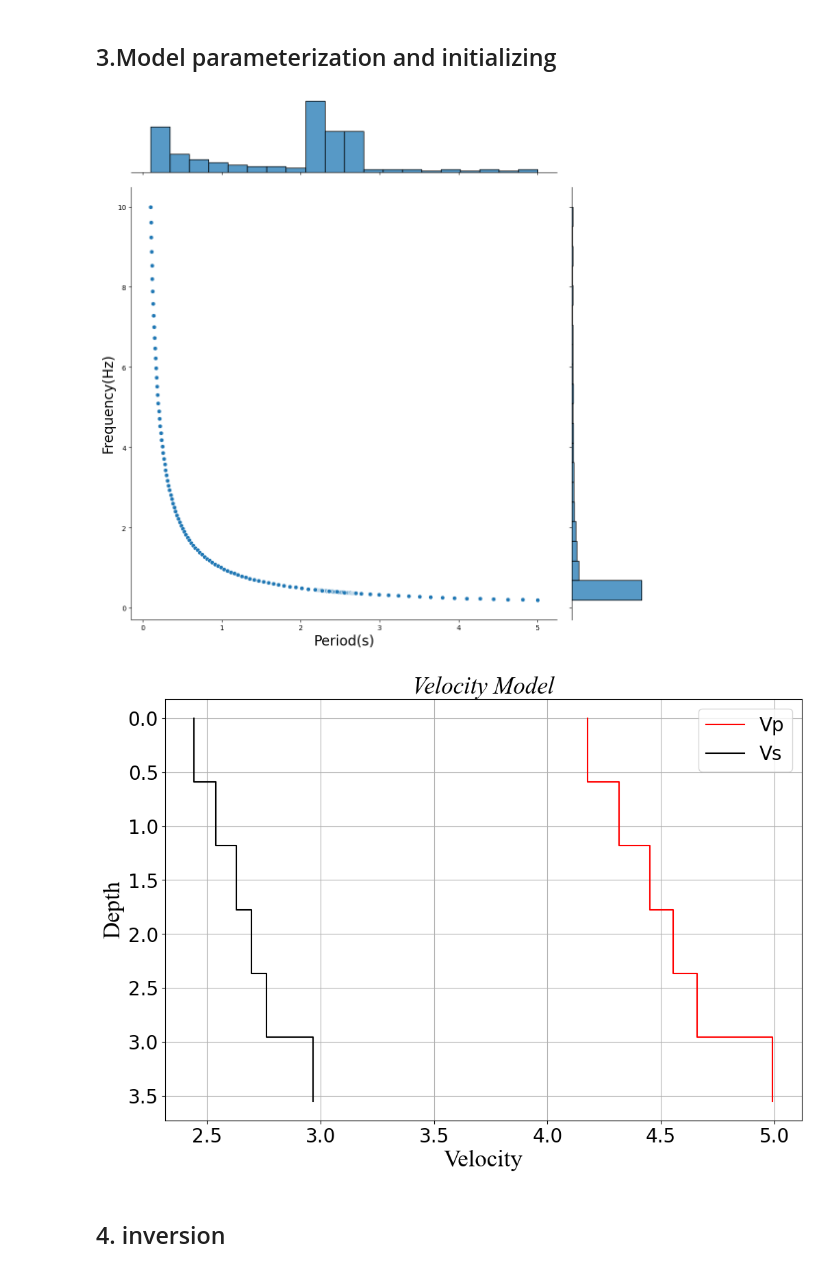
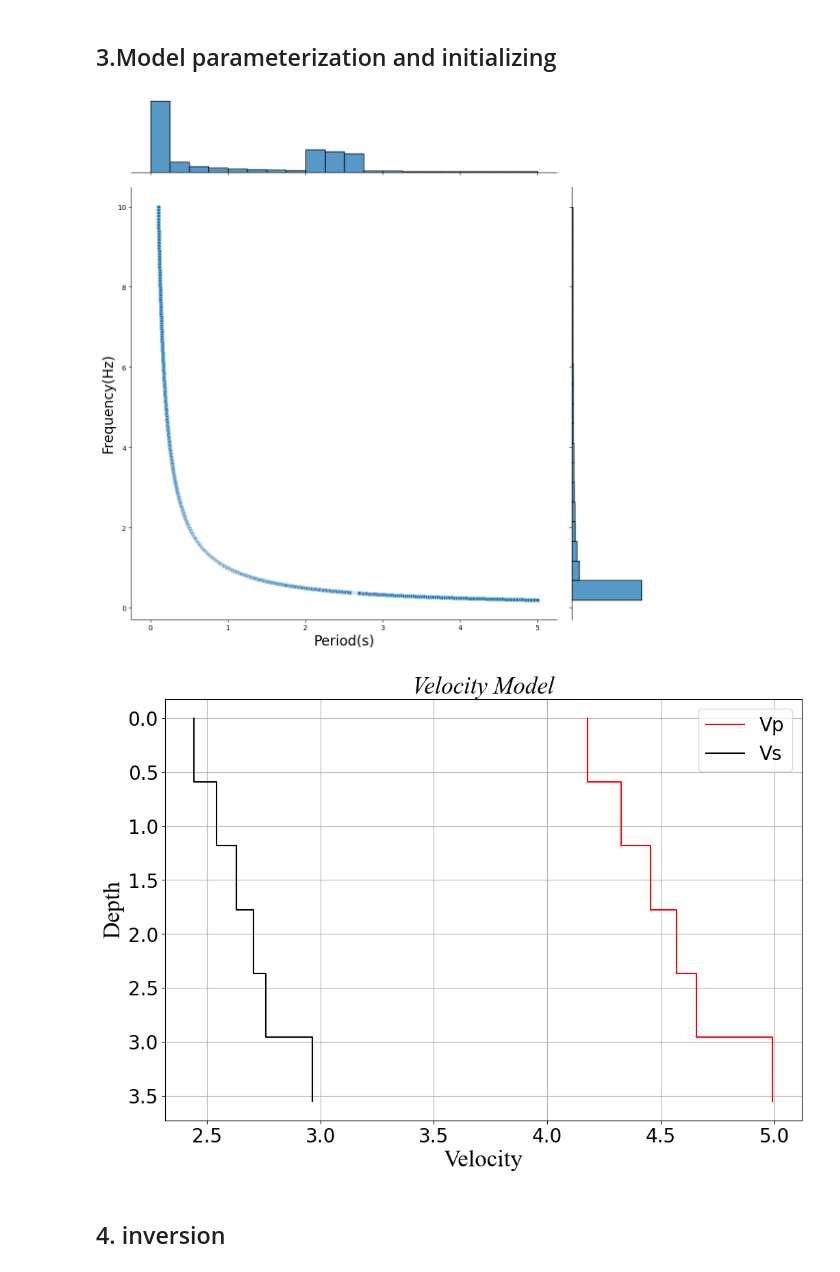
Before and after one commit to liufeng2317/ADsurf, a Jupyter notebook: examples/00_1_6-layer-increasing-model-inversion.ipynb, the cells around one changed output. Saved outputs shown, nothing was run; the diff lists cells and outputs as text; code cells hidden in the pictures.

```diff
--- a/examples/00_1_6-layer-increasing-model-inversion.ipynb
+++ b/examples/00_1_6-layer-increasing-model-inversion.ipynb
@@ -74,11 +74,11 @@ inversion_parameter = inv_param(
 # %% [markdown]
 ## 3.Model parameterization and initializing
 # %%
-pvs_obs = np.loadtxt(os.path.join(data_path,"input/disper_manual.txt"))
+pvs_obs = np.loadtxt(os.path.join(data_path,"input/disper.txt"))
 
 plot_dataDistribution(pvs_obs,save_path="",show=True)
 # %% [output]
-[figure, old version]
+[figure, new version]
 # %%
 thick = [0.4,0.5,0.5,0.5,0.5,0.5]
 initial_model = Init_model(
@@ -92,7 +92,7 @@ plot_velModel(thick=initial_model.init_model["thick"],
             vs= initial_model.init_model["vs"],
             )
 # %% [output]
-[figure, old version]
+[figure, new version]
 # %% [markdown]
 ## 4. inversion
 # %%
```
Also changed, not shown: parts of 7 cells of this notebook, 15 other files.
